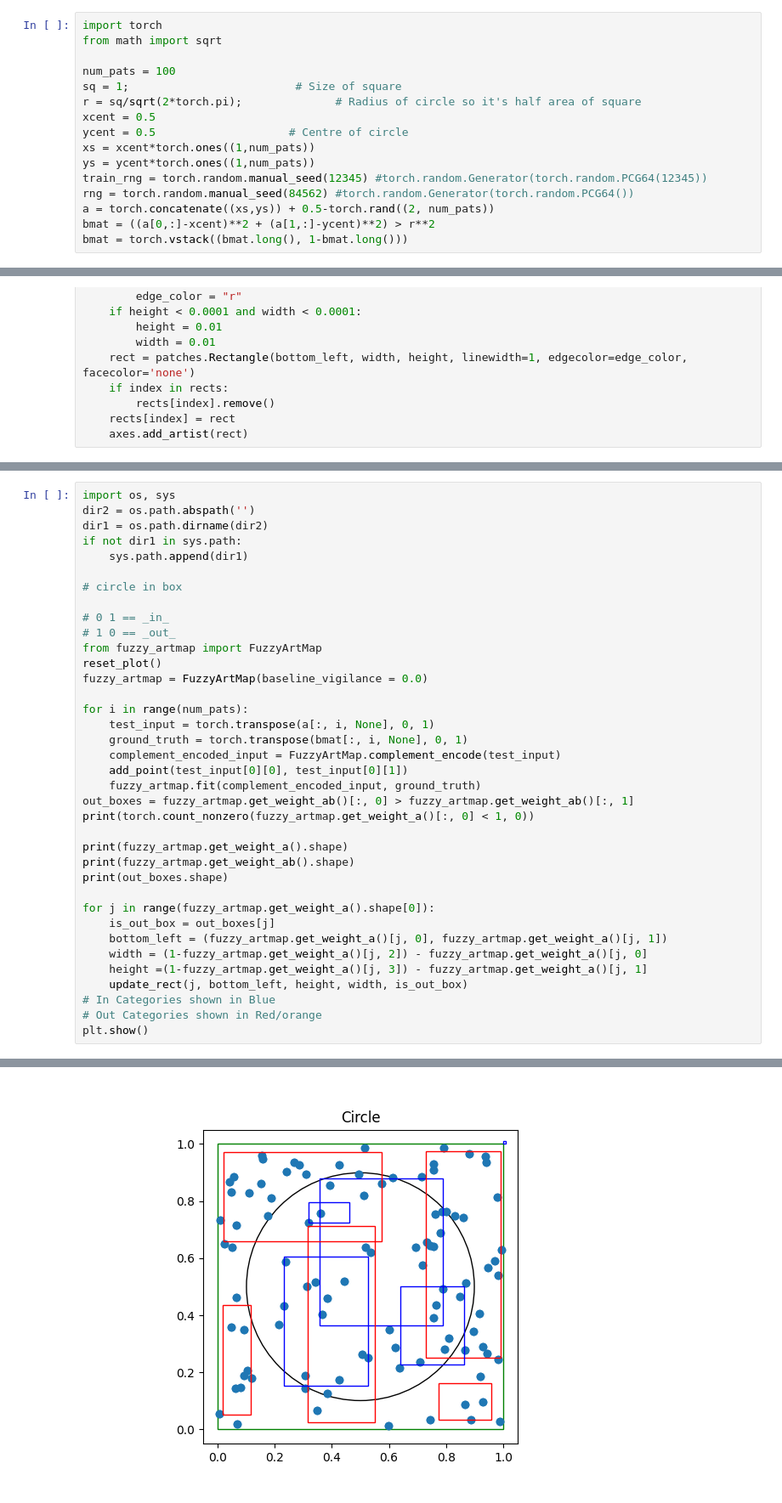
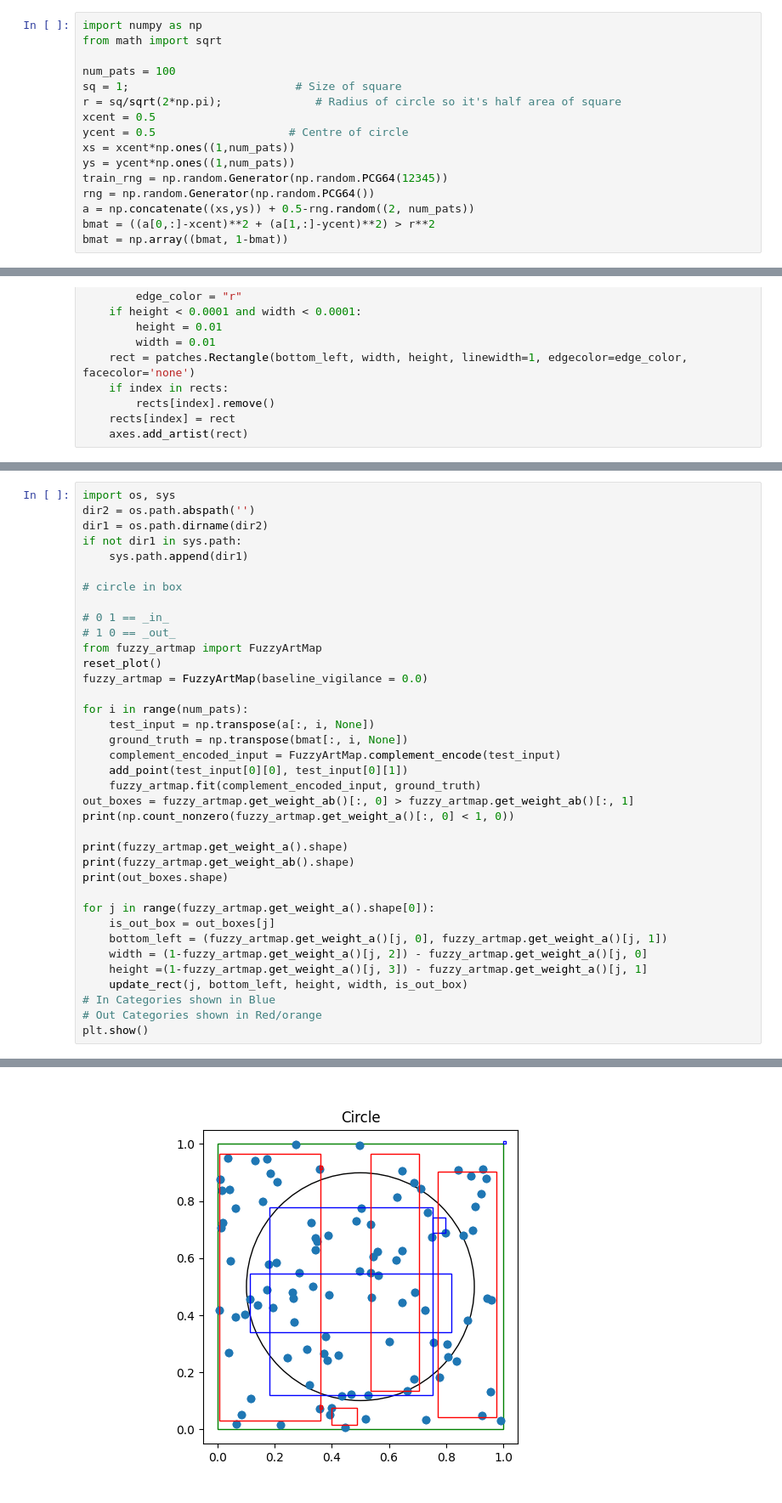
Before and after one commit to CharlesPDX/fuzzy-artmap, a Jupyter notebook: examples/circle_test.ipynb, the cells around one changed output, grey strips where cells are left out. Shown at 85% size. Drawn from its saved outputs; the diff is of its cells as text.

Commit message:
Convert from pytorch to numpy

```diff
--- a/examples/circle_test.ipynb
+++ b/examples/circle_test.ipynb
@@ -1,19 +1,19 @@
 # %%
-import torch
+import numpy as np
 from math import sqrt
 
 num_pats = 100
 sq = 1;                         # Size of square
-r = sq/sqrt(2*torch.pi);              # Radius of circle so it's half area of square
+r = sq/sqrt(2*np.pi);              # Radius of circle so it's half area of square
 xcent = 0.5
 ycent = 0.5                    # Centre of circle
-xs = xcent*torch.ones((1,num_pats))
-ys = ycent*torch.ones((1,num_pats))
-train_rng = torch.random.manual_seed(12345) #torch.random.Generator(torch.random.PCG64(12345))
-rng = torch.random.manual_seed(84562) #torch.random.Generator(torch.random.PCG64())
-a = torch.concatenate((xs,ys)) + 0.5-torch.rand((2, num_pats))
+xs = xcent*np.ones((1,num_pats))
+ys = ycent*np.ones((1,num_pats))
+train_rng = np.random.Generator(np.random.PCG64(12345))
+rng = np.random.Generator(np.random.PCG64())
+a = np.concatenate((xs,ys)) + 0.5-rng.random((2, num_pats))
 bmat = ((a[0,:]-xcent)**2 + (a[1,:]-ycent)**2) > r**2
-bmat = torch.vstack((bmat.long(), 1-bmat.long()))
+bmat = np.array((bmat, 1-bmat))
 # %%
 %matplotlib widget
 import matplotlib.pyplot as plt
@@ -86,13 +85,13 @@ reset_plot()
 fuzzy_artmap = FuzzyArtMap(baseline_vigilance = 0.0)
 
 for i in range(num_pats):
-    test_input = torch.transpose(a[:, i, None], 0, 1)
-    ground_truth = torch.transpose(bmat[:, i, None], 0, 1)
+    test_input = np.transpose(a[:, i, None])
+    ground_truth = np.transpose(bmat[:, i, None])
     complement_encoded_input = FuzzyArtMap.complement_encode(test_input)
     add_point(test_input[0][0], test_input[0][1])
     fuzzy_artmap.fit(complement_encoded_input, ground_truth)
 out_boxes = fuzzy_artmap.get_weight_ab()[:, 0] > fuzzy_artmap.get_weight_ab()[:, 1]
-print(torch.count_nonzero(fuzzy_artmap.get_weight_a()[:, 0] < 1, 0))
+print(np.count_nonzero(fuzzy_artmap.get_weight_a()[:, 0] < 1, 0))
 
 print(fuzzy_artmap.get_weight_a().shape)
 print(fuzzy_artmap.get_weight_ab().shape)
@@ -115,4 +114,4 @@ torch.Size([10])
-[figure, old version]
+[figure, new version]
 # %% [markdown]
 Compare the above with the Circle-in-the-square simulation from Carpenter et al., 1992 (Fig 6 (a)), while there are fewer ART_a categories than the Carpenter example (9 vs. 12), the general shape and sparsity are very similar. This discrepancy may simply be down to the difference in points between the example above and below.
 
```
Also changed, not shown: parts of 2 cells of this notebook, 8 other files.
